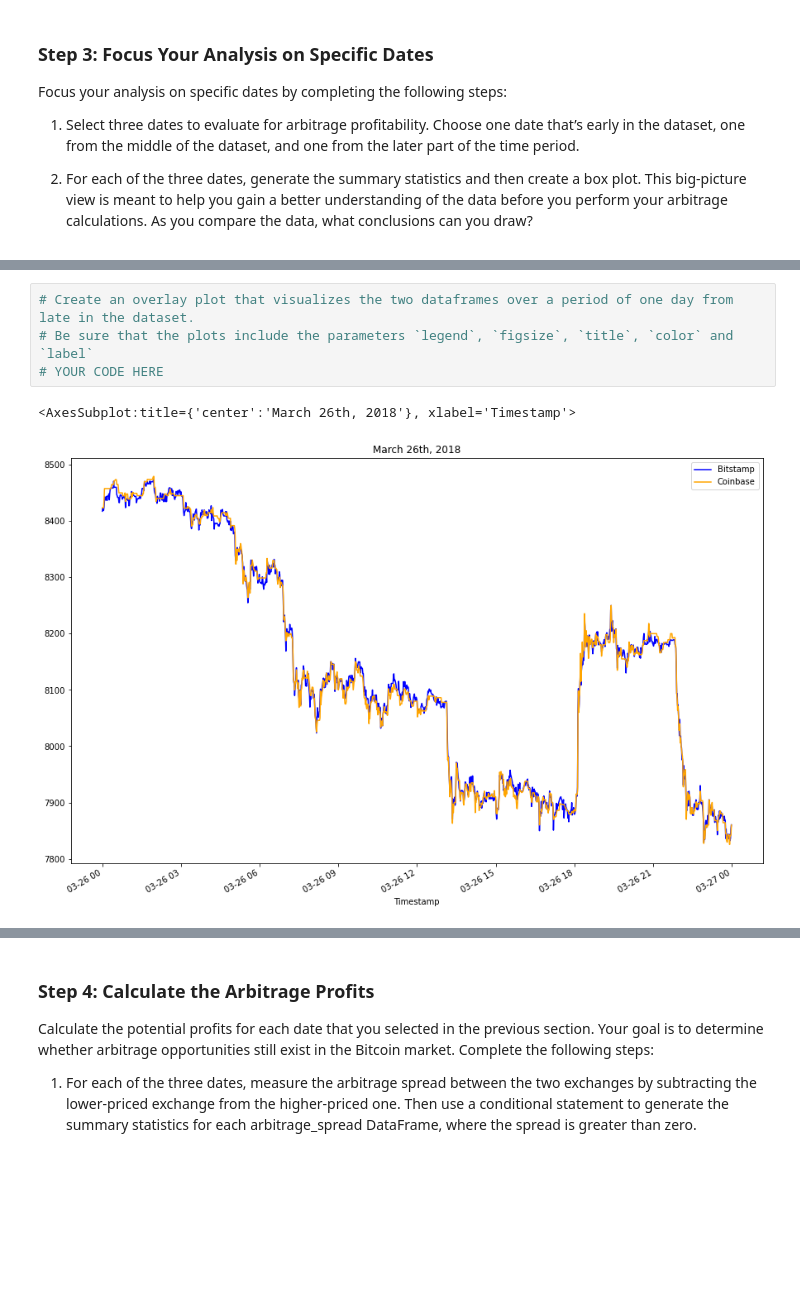
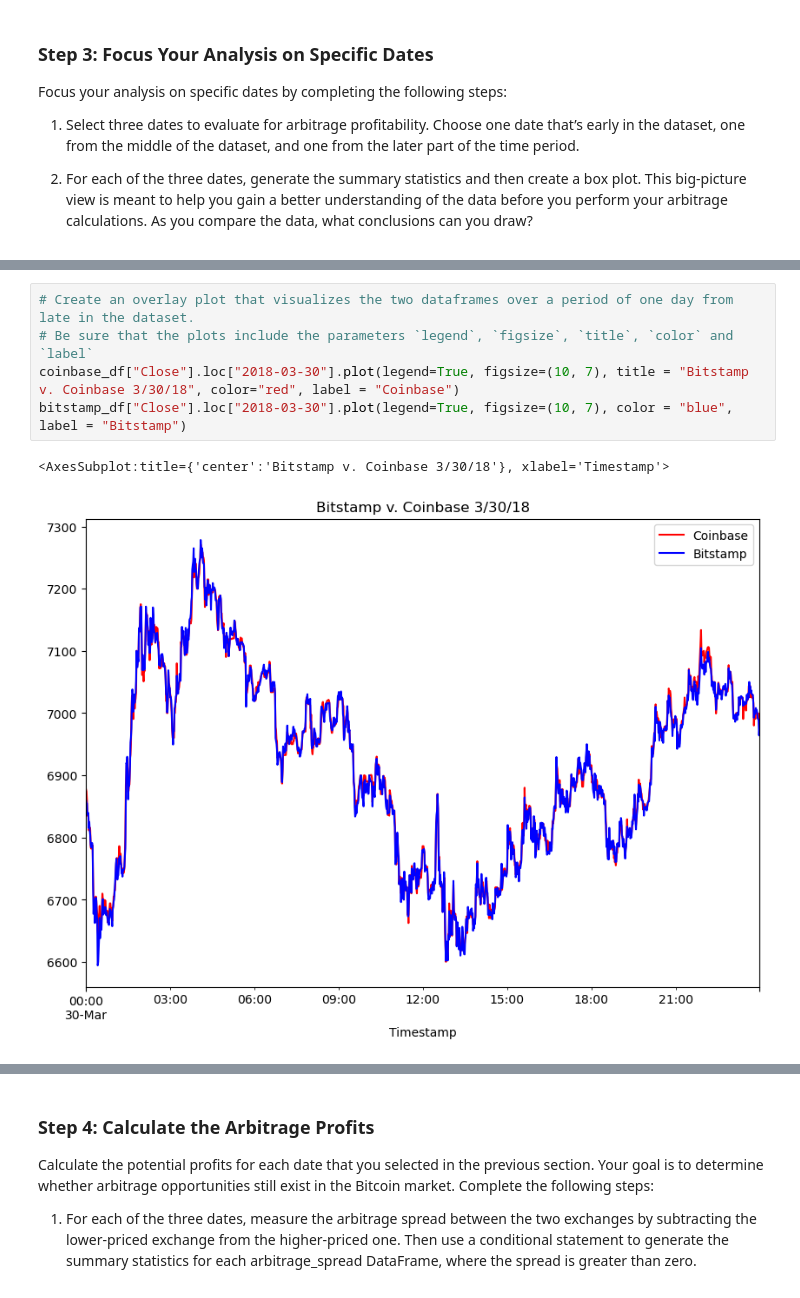
Before and after one commit to 12jasteiner/Module_3_Crypto_Arbitrage, a Jupyter notebook: crypto_arbitrage.ipynb, the cells around one changed output, grey strips where cells are left out. Cells and saved outputs as stored; diff of their text form; blank space fills up the shorter version.

```diff
--- a/crypto_arbitrage.ipynb
+++ b/crypto_arbitrage.ipynb
@@ -382,10 +382,11 @@ Name: Close, dtype: float64
 # %%
 # Create an overlay plot that visualizes the two dataframes over a period of one day from late in the dataset.
 # Be sure that the plots include the parameters `legend`, `figsize`, `title`, `color` and `label`
-# YOUR CODE HERE
+coinbase_df["Close"].loc["2018-03-30"].plot(legend=True, figsize=(10, 7), title = "Bitstamp v. Coinbase 3/30/18", color="red", label = "Coinbase")
+bitstamp_df["Close"].loc["2018-03-30"].plot(legend=True, figsize=(10, 7), color = "blue", label = "Bitstamp")
 # %% [output]
-<AxesSubplot:title={'center':'March 26th, 2018'}, xlabel='Timestamp'>
+<AxesSubplot:title={'center':'Bitstamp v. Coinbase 3/30/18'}, xlabel='Timestamp'>
-[figure, old version]
+[figure, new version]
 # %%
 # Using the date from the late that you have selected, calculate the arbitrage spread
 # by subtracting the bitstamp lower closing prices from the coinbase higher closing prices
```
Also changed, not shown: parts of 8 cells of this notebook.
